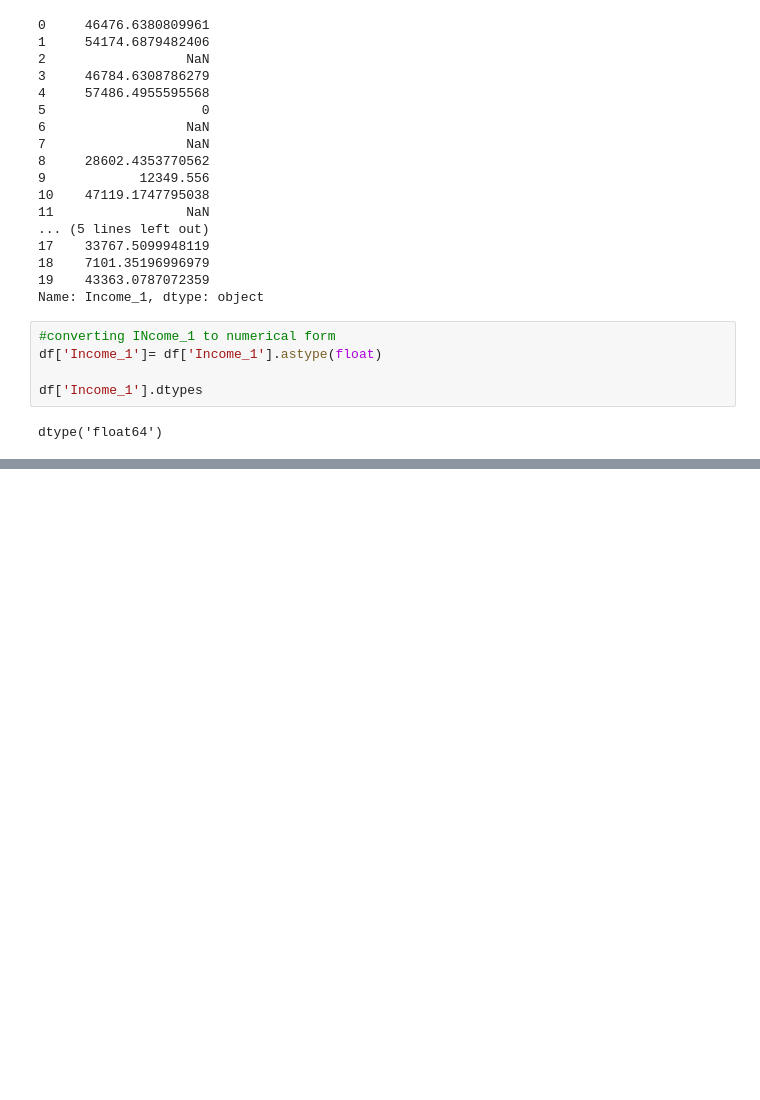
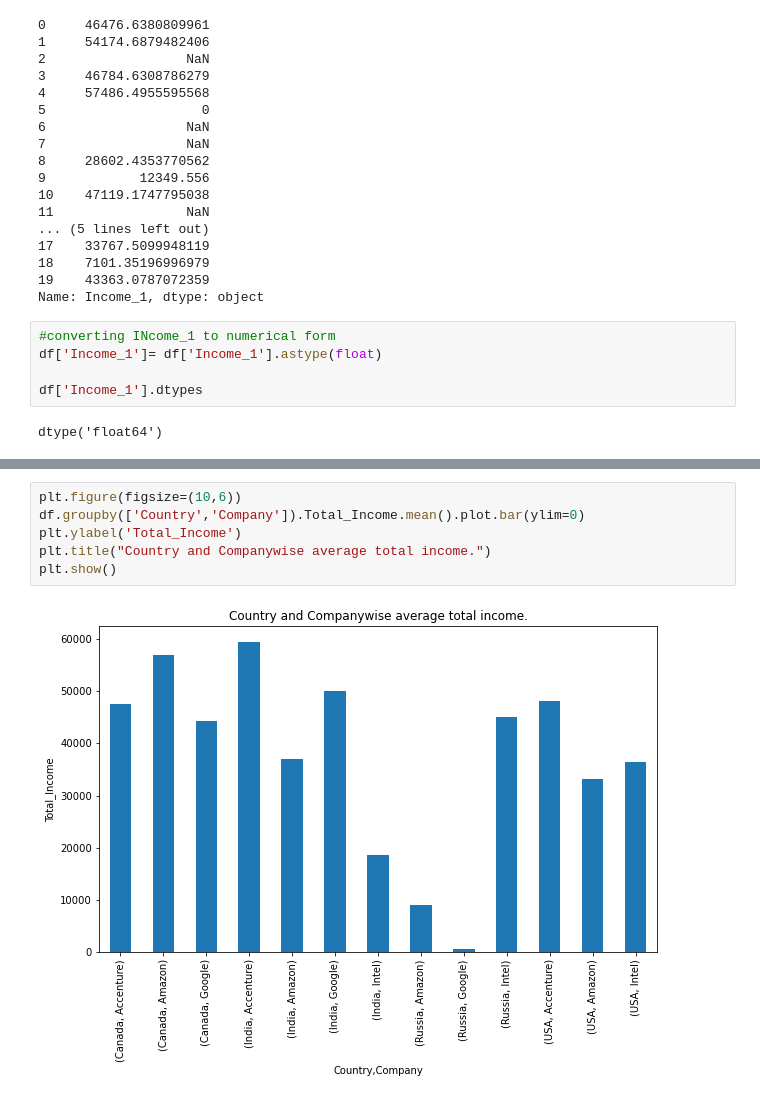
Before and after one commit to khush-k1/Datatrained_resivion, a Jupyter notebook: Machine_learning_revision_project.ipynb, the cells around one changed output, grey strips where cells are left out. Cells and saved outputs as stored; diff of their text form; blank space fills up the shorter version.

```diff
--- a/Machine_learning_revision_project.ipynb
+++ b/Machine_learning_revision_project.ipynb
@@ -327,0 +472,8 @@ df
+# %%
+plt.figure(figsize=(10,6))
+df.groupby(['Country','Company']).Total_Income.mean().plot.bar(ylim=0)
+plt.ylabel('Total_Income')
+plt.title("Country and Companywise average total income.")
+plt.show()
+# %% [output]
+[figure, added]
```
Also changed, not shown: parts of 13 cells of this notebook.
